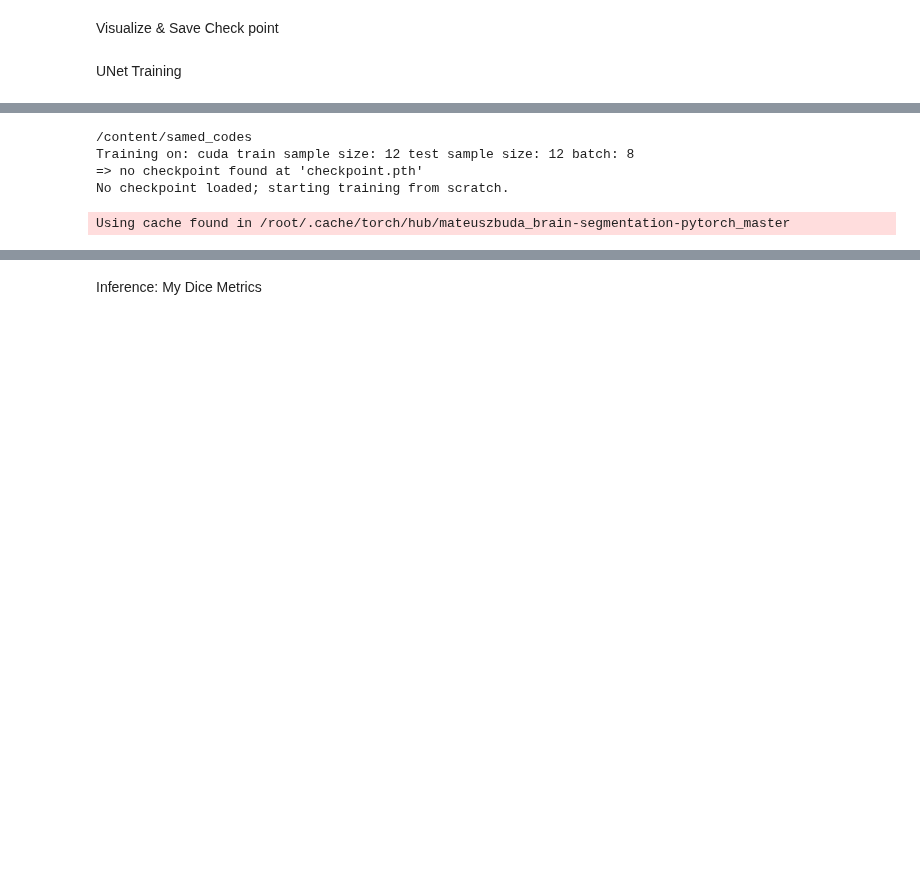
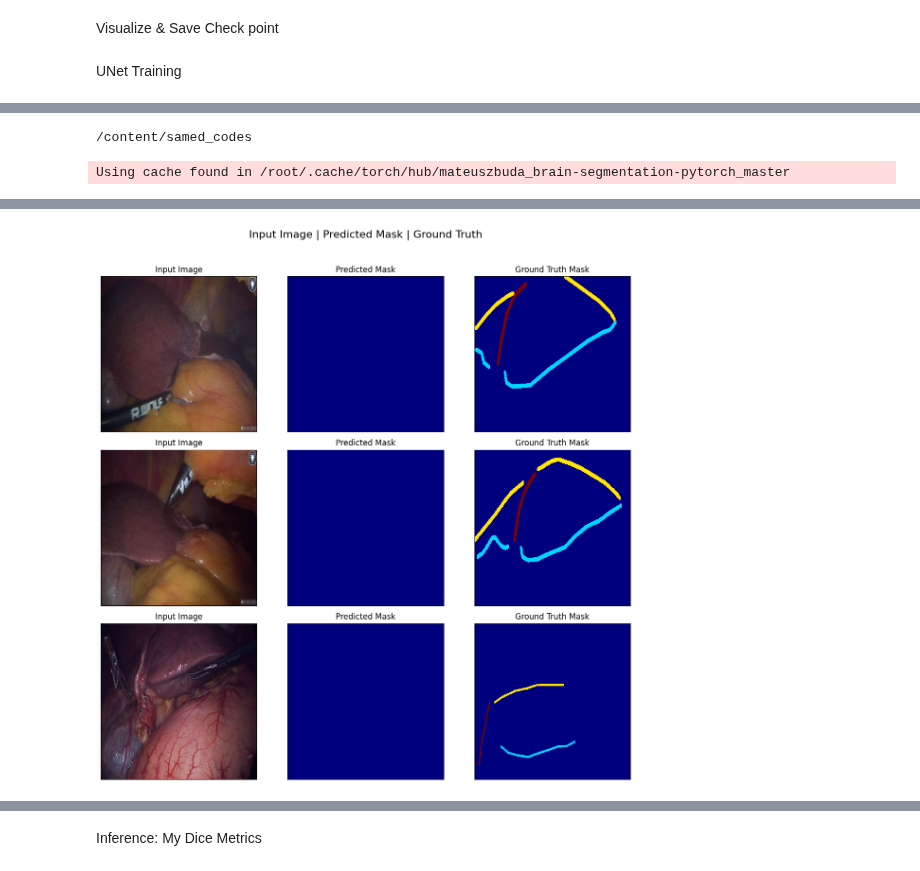
Before and after one commit to Laimo64/SAM-Liver, a Jupyter notebook: UNet_version.ipynb, the cells around one changed output, grey strips where cells are left out. Drawn from its saved outputs; the diff is of its cells as text; code cells hidden in the pictures; blank space fills up the shorter version.

```diff
--- a/UNet_version.ipynb
+++ b/UNet_version.ipynb
@@ -376,7 +408,7 @@ def main():
     parser.add_argument('--config', type=str, default=None, help='The config file provided by the trained model')
     #####
     parser.add_argument('--volume_path', type=str, default='/content/samed_codes/L3D_Dataset')
-    parser.add_argument('--data_path', type=str, default='test_dataset')
+    parser.add_argument('--data_path', type=str, default='L3D_Dataset')
     #####
     parser.add_argument('--dataset', type=str, default='Synapse', help='Experiment name')
     parser.add_argument('--num_classes', type=int, default=3)
@@ -400,7 +432,7 @@ def main():
     parser.add_argument('--warmup', type=bool, default=True, help='If activated, warp up the learning from a lower lr to the base_lr')
     parser.add_argument('--warmup_period', type=int, default=250, help='Warp up iterations, only valid whrn warmup is activated')
     parser.add_argument('--AdamW', type=bool, default=True, help='If activated, use AdamW to finetune SAM model')
-    parser.add_argument('--max_epochs', type=int, default=50, help='maximum epoch number to train')
+    parser.add_argument('--max_epochs', type=int, default=10, help='maximum epoch number to train')
     parser.add_argument('--max_iterations', type=int, default=30000, help='maximum epoch number to train')
 
 
@@ -488,7 +520,4 @@ if __name__ == '__main__':
     main()
 # %% [output]
 /content/samed_codes
-Training on: cuda train sample size: 12 test sample size: 12 batch: 8
-=> no checkpoint found at 'checkpoint.pth'
-No checkpoint loaded; starting training from scratch.
 Using cache found in /root/.cache/torch/hub/mateuszbuda_brain-segmentation-pytorch_master
@@ -504,0 +538 @@ Using cache found in /root/.cache/torch/hub/mateuszbuda_brain-segmentation-pytor
+[figure, added]
```
Also changed, not shown: parts of 6 cells of this notebook.
